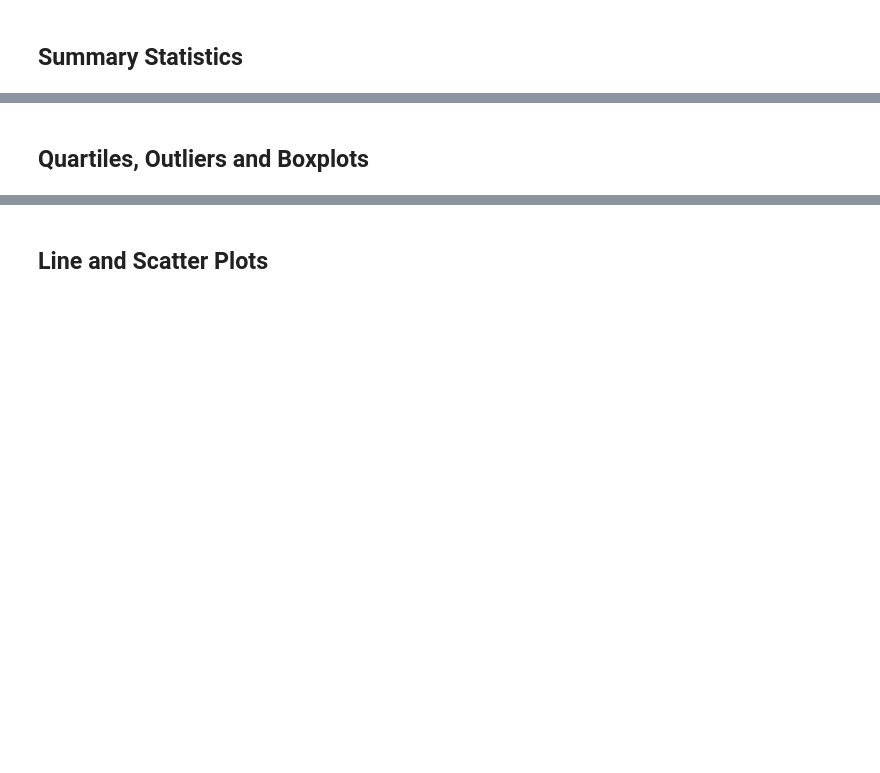
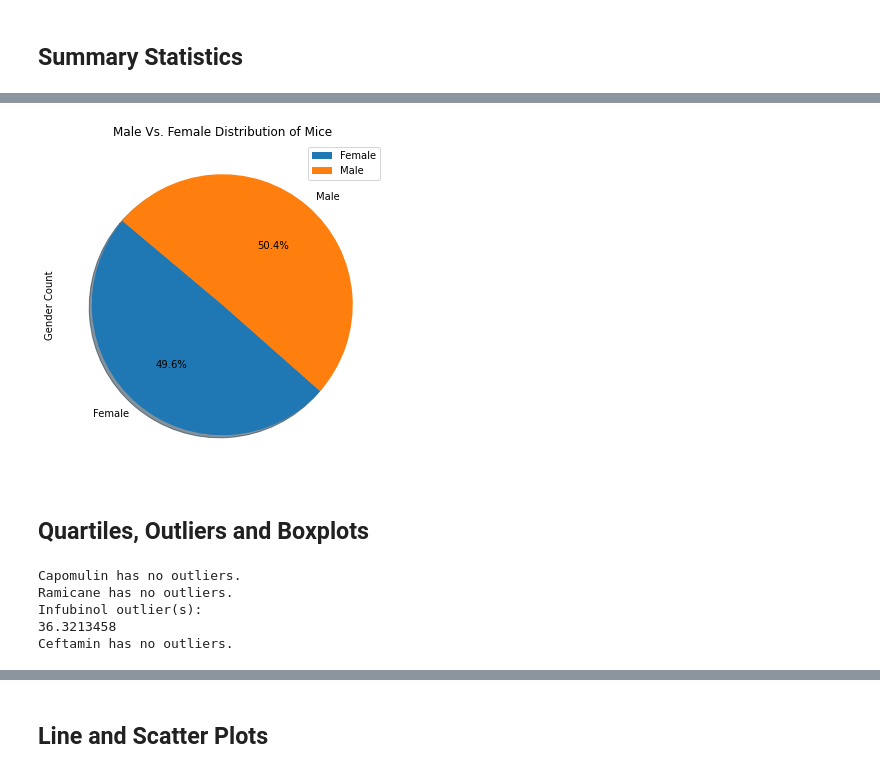
Before and after one commit to Annaolivia5/Pymaceuticals, a Jupyter notebook: pymaceuticals_starter.ipynb, the cells around one changed output, grey strips where cells are left out. Drawn from its saved outputs; the diff is of its cells as text; code cells hidden in the pictures; blank space fills up the shorter version.

```diff
--- a/pymaceuticals_starter.ipynb
+++ b/pymaceuticals_starter.ipynb
@@ -132,3 +200,19 @@ num_of_mice
+# %%
+# Generate a pie plot showing the distribution of female versus male mice using pyplot
+
+genders_df = pd.DataFrame(data_cleaned.groupby(['Sex'])['Mouse ID'].nunique())
+labels = list(genders_df.index.values)
+
+plt.figure(figsize=(8,6))
+labels = list(genders_df.index.values)
+x=genders_df['Mouse ID']
+plt.pie(x, labels=labels, autopct="%1.1f%%", shadow=True, startangle=140)
+plt.ylabel('Gender Count')
+plt.legend(labels)
+plt.title('Male Vs. Female Distribution of Mice')
+plt.show()
+# %% [output]
+[figure, added]
 # %% [markdown]
 ## Quartiles, Outliers and Boxplots
 # %%
@@ -142,19 +238,45 @@ num_of_mice
 # %%
 # Put treatments into a list for for loop (and later for plot labels)
-
+drugs = ['Capomulin', 'Ramicane', 'Infubinol', 'Ceftamin']
 
 # Create empty list to fill with tumor vol data (for plotting)
+tumor_volume = list()
 
 
 # Calculate the IQR and quantitatively determine if there are any potential outliers.
+for drug in drugs:
+
+    # Locate the rows which contain mice on each drug and get the tumor volumes
+    drug_tumor_vols = final_volume_df.loc[final_volume_df['Drug Regimen'] == drug, "Tumor Volume (mm3)"]
+
+    # add subset
+    tumor_volume.append(drug_tumor_vols)
+
+    # Determine outliers using upper and lower bounds
+    quartiles = drug_tumor_vols.quantile([.25,.5,.75])
+    lowerq = quartiles[.25]
+    upperq = quartiles[.75]
+    iqr = upperq - lowerq
+
+    lower_bound = lowerq - (1.5 * iqr)
+
+    upper_bound = upperq + (1.5 * iqr)
 
 
-    # Locate the rows which contain mice on each drug and get the tumor volumes
+    outliers = drug_tumor_vols.loc[(drug_tumor_vols > upper_bound) | (drug_tumor_vols < lower_bound)]
 
 
-    # add subset
-
-
-    # Determine outliers using upper and lower bounds
+    if len(outliers) > 0:
+        print(f"{drug} outlier(s):")
+        for o in outliers:
+            print(f"{o}")
+    else:
+        print(f"{drug} has no outliers.")
+# %% [output]
+Capomulin has no outliers.
+Ramicane has no outliers.
+Infubinol outlier(s):
+36.3213458
+Ceftamin has no outliers.
 # %%
 # Generate a box plot of the final tumor volume of each mouse across four regimens of interest
```
Also changed, not shown: parts of 19 cells of this notebook.
